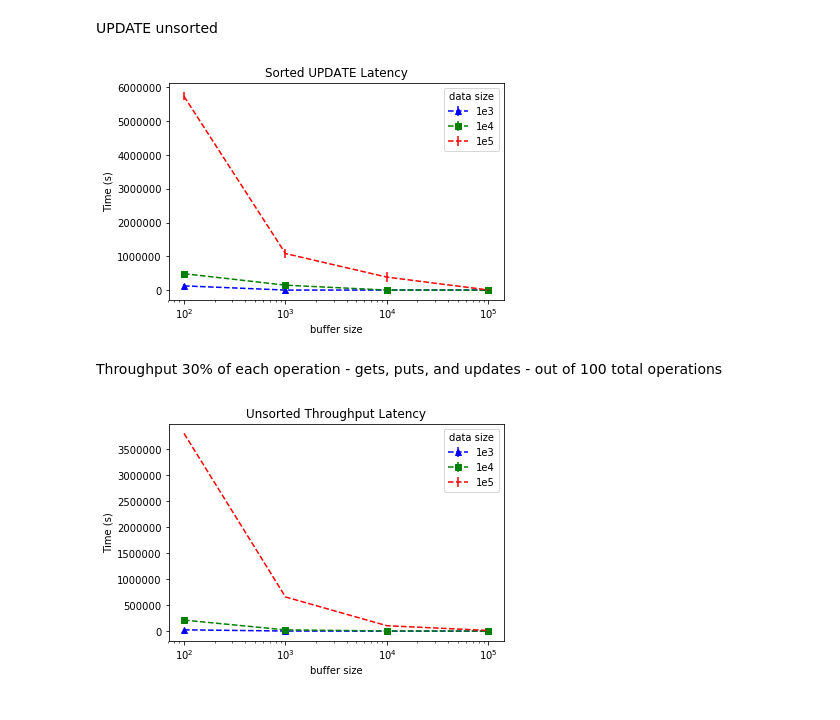
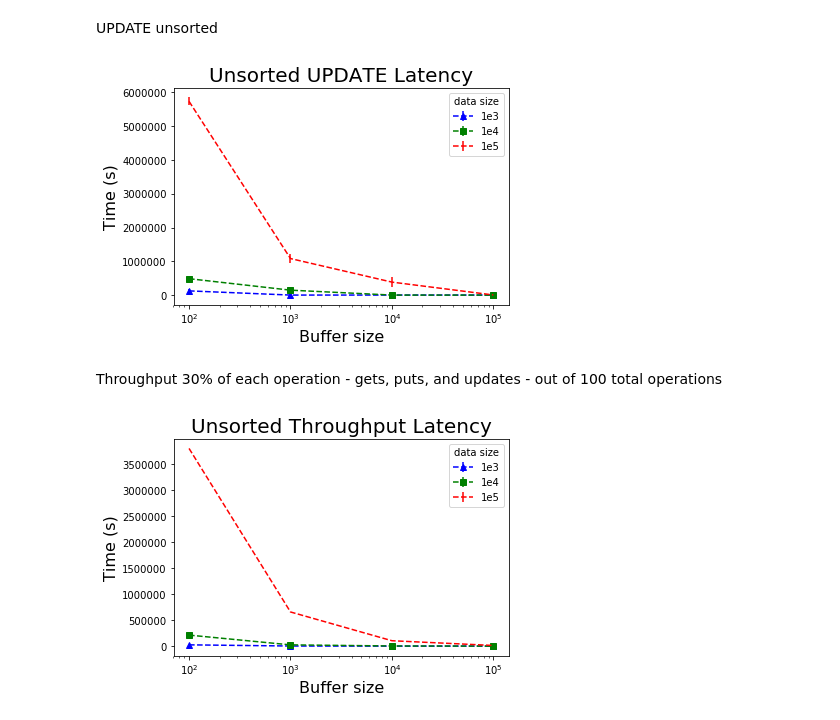
Before and after one commit to dhanus/lsm-tree, a Jupyter notebook: create_plots.ipynb, the cells around one changed output. Saved outputs shown, nothing was run; the diff lists cells and outputs as text; code cells hidden in the pictures.

```diff
--- a/create_plots.ipynb
+++ b/create_plots.ipynb
@@ -102,28 +102,28 @@ plt.errorbar(x,means[0,:], yerr=stds[0,:], fmt='b^--', label='1e3')
 plt.errorbar(x,means[1,:], yerr=stds[1,:], fmt='gs--', label='1e4')
 plt.errorbar(x,means[2,:], yerr=stds[2,:], fmt='r--', label='1e5')
 plt.xscale('log')
-plt.title('Unsorted UPDATE Latency')
-plt.xlabel('buffer size')
-plt.ylabel('Time (s)')
+plt.title('Unsorted UPDATE Latency', fontsize=20)
+plt.xlabel('Buffer size', fontsize=16)
+plt.ylabel('Time (s)', fontsize=16)
 plt.legend(title='data size')
 plt.show()
 # %% [output]
-[figure, old version]
+[figure, new version]
 # %% [markdown]
 Throughput 30% of each operation - gets, puts, and updates - out of 100 total operations
 # %%
 means = pickle.load(open(DATA_PATH+'throughput_unsorted_303030_means.p','r'))
 stds = pickle.load(open(DATA_PATH+'throughput_unsorted_303030_stds.p','r'))
 
 x = [1e2, 1e3, 1e4, 1e5]
 plt.errorbar(x,means[0,:], yerr=stds[0,:], fmt='b^--', label='1e3')
 plt.errorbar(x,means[1,:], yerr=stds[1,:], fmt='gs--', label='1e4')
 plt.errorbar(x,means[2,:], yerr=stds[2,:], fmt='r--', label='1e5')
 plt.xscale('log')
-plt.title('Unsorted Throughput Latency')
-plt.xlabel('buffer size')
-plt.ylabel('Time (s)')
+plt.title('Unsorted Throughput Latency', fontsize=20)
+plt.xlabel('Buffer size', fontsize=16)
+plt.ylabel('Time (s)', fontsize=16)
 plt.legend(title='data size')
 plt.show()
 # %% [output]
-[figure, old version]
+[figure, new version]
```
Also changed, not shown: parts of 6 cells of this notebook.
